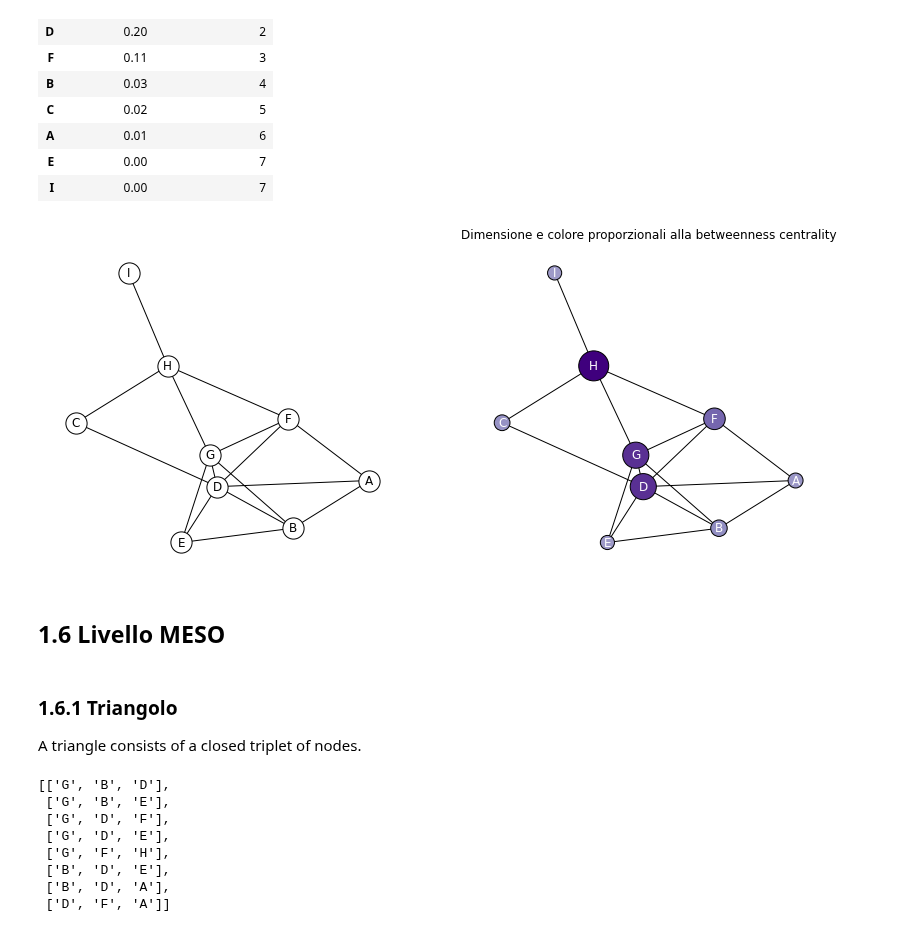
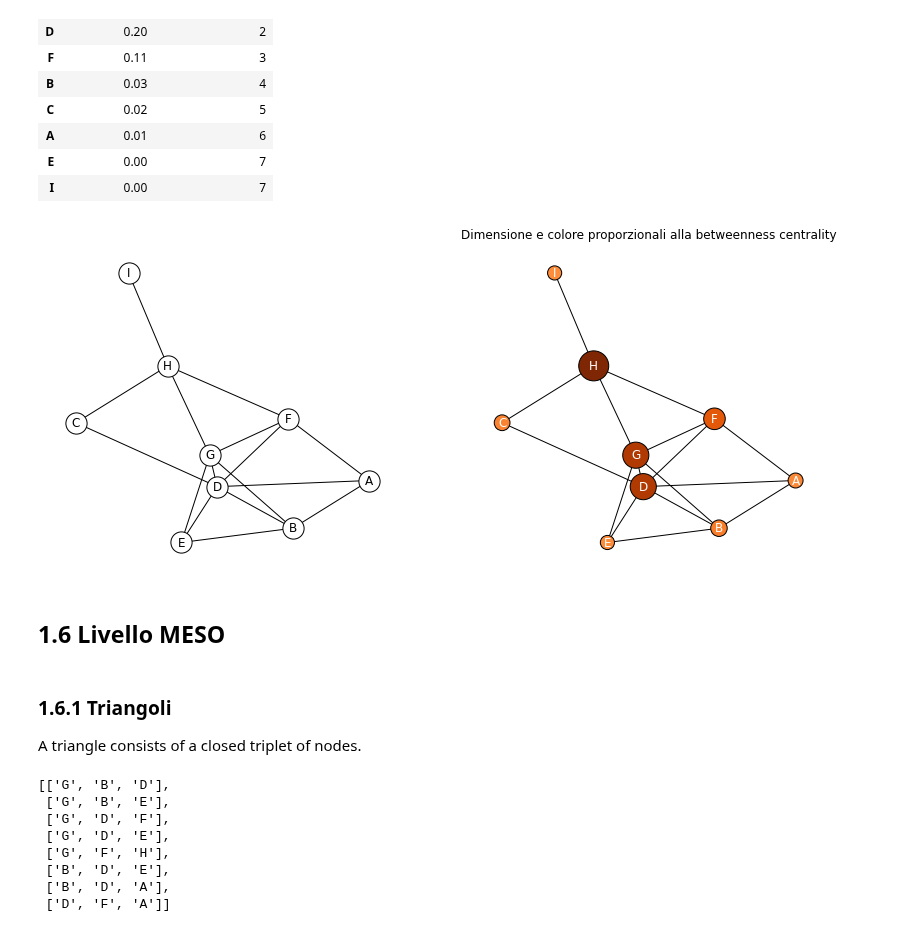
Before and after one commit to alkaest2002/ABGrid, a Jupyter notebook: materials/course 101/esercitazione.ipynb, the cells around one changed output. Saved outputs shown, nothing was run; the diff lists cells and outputs as text; code cells hidden in the pictures.

```diff
--- a/materials/course 101/esercitazione.ipynb
+++ b/materials/course 101/esercitazione.ipynb
@@ -434,13 +434,13 @@ ubet_df.sort_values(by="betweenness", ascending=False)
 | E | 0.00 | 7 |
 | I | 0.00 | 7 |
 # %%
-biplot(U, betweenness, plt.cm.Purples, "Dimensione e colore proporzionali alla betweenness centrality")
+biplot(U, betweenness, plt.cm.Oranges, "Dimensione e colore proporzionali alla betweenness centrality")
 # %% [output]
-[figure, old version]
+[figure, new version]
 # %% [markdown]
 ## 1.6 Livello MESO
 # %% [markdown]
-### 1.6.1 Triangolo
+### 1.6.1 Triangoli
 
 A triangle consists of a closed triplet of nodes.
 # %%
```
Also changed, not shown: parts of 5 cells of this notebook.
